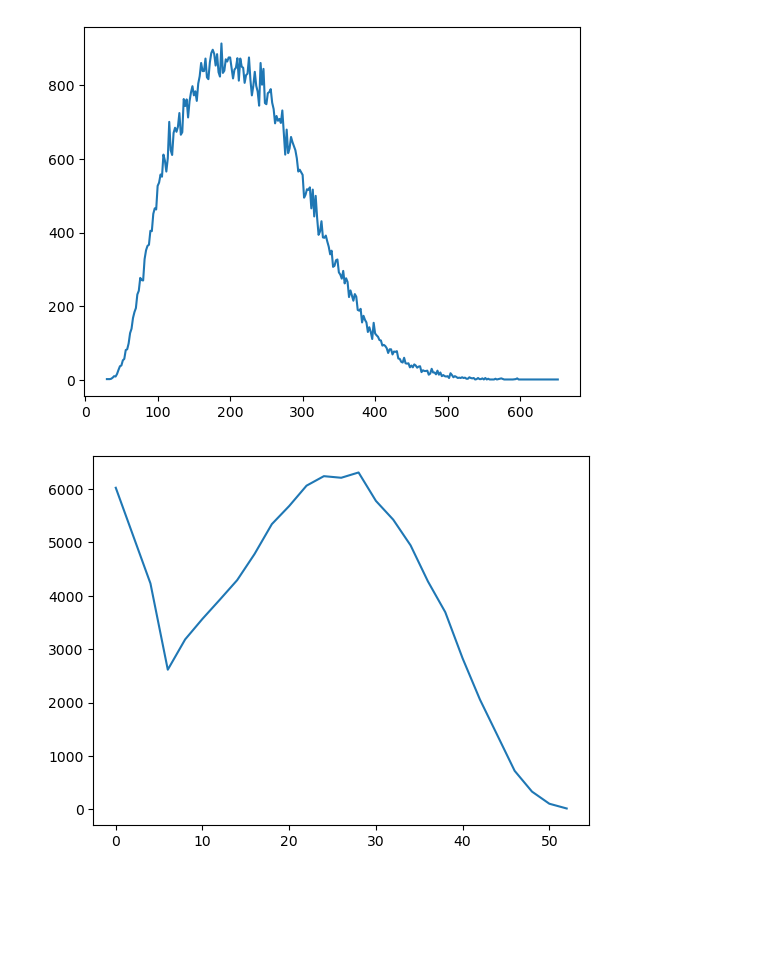
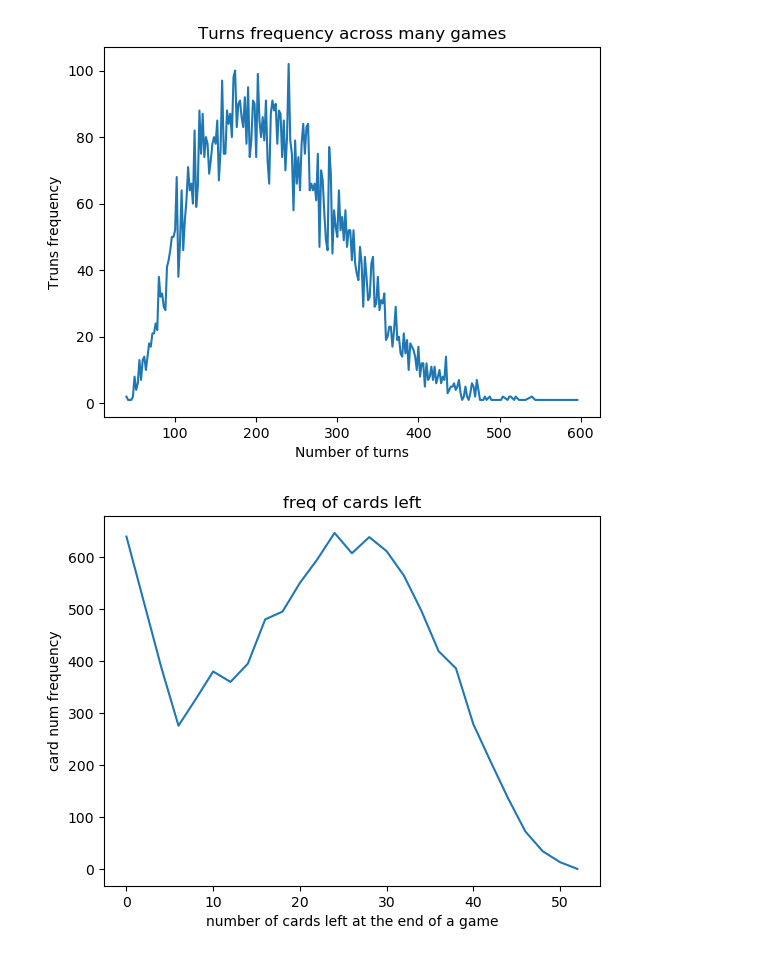
Before and after one commit to thrombe/war_game, a Jupyter notebook: visualisation.ipynb, the cells around one changed output. Cells and saved outputs as stored; diff of their text form; code cells hidden in the pictures; blank space fills up the shorter version.

```diff
--- a/visualisation.ipynb
+++ b/visualisation.ipynb
@@ -8,20 +39,26 @@ import game
 # %%
-turn_freqs, num_cards_left_freq = game.gather_data(100000)
+turn_freqs, num_cards_left_freq = game.gather_data(10000)
 # %%
 import matplotlib.pyplot as plt
 # %%
 turn_freqs_sorted = sorted(turn_freqs.items(), key=lambda x: x[0])
 x = list(map(lambda x: x[0], turn_freqs_sorted))
 y = list(map(lambda x: x[1], turn_freqs_sorted))
 plt.plot(x, y)
+plt.title("Turns frequency across many games")
+plt.xlabel("Number of turns")
+plt.ylabel("Truns frequency")
 plt.show()
 # %% [output]
-[figure, old version]
+[figure, new version]
 # %%
 num_cards_left_freq_sorted = sorted(num_cards_left_freq.items(), key=lambda x: x[0])
 x = list(map(lambda x: x[0], num_cards_left_freq_sorted))
 y = list(map(lambda x: x[1], num_cards_left_freq_sorted))
 plt.plot(x, y)
+plt.title("freq of cards left")
+plt.xlabel("number of cards left at the end of a game")
+plt.ylabel("card num frequency")
 plt.show()
 # %% [output]
-[figure, old version]
+[figure, new version]
```
Also changed, not shown: parts of 4 cells of this notebook, 8 other files.
